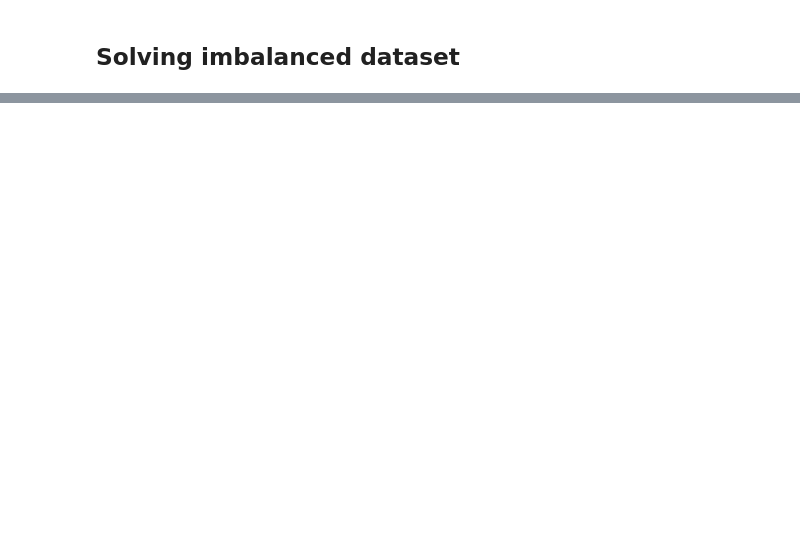
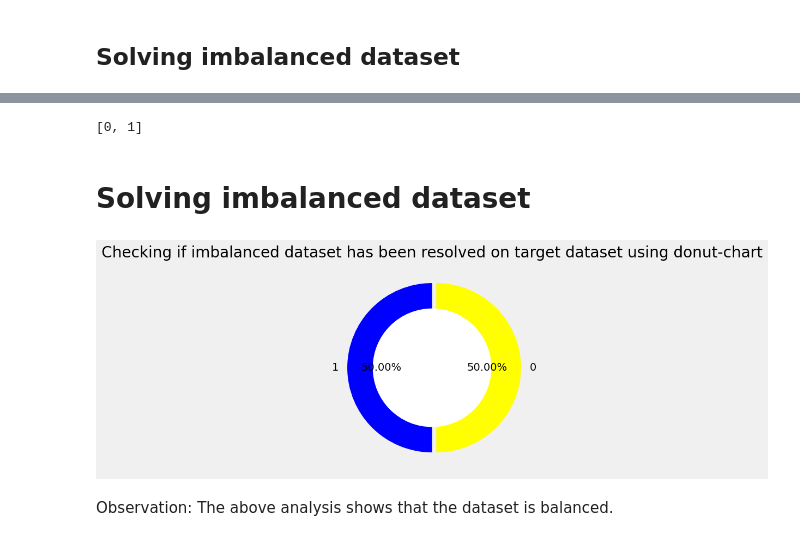
Before and after one commit to nevetto/phishing_domain_detection, a Jupyter notebook: notebook/EDA PHISHING DOMAIN.ipynb, the cells around one changed output, grey strips where cells are left out. Saved outputs shown, nothing was run; the diff lists cells and outputs as text; code cells hidden in the pictures; blank space fills up the shorter version.

```diff
--- a/notebook/EDA PHISHING DOMAIN.ipynb
+++ b/notebook/EDA PHISHING DOMAIN.ipynb
@@ -240,0 +304,3 @@ phishing_dataset3
+# %%
+p_target = phishing_dataset3['phishing']
+p_target
@@ -240,0 +320,3 @@ phishing_dataset3
+# %%
+phishing_dataset4 = phishing_dataset3.drop(['phishing'], axis=1)
+phishing_dataset4
@@ -241,2 +337,30 @@ phishing_dataset3
+# %%
+target_labels=phishing_dataset3['phishing'].unique().tolist()
+target_labels.sort()
+print(target_labels)
+# %% [output]
+[0, 1]
+# %% [markdown]
+# Solving imbalanced dataset
 # %%
 from imblearn.over_sampling import (RandomOverSampler)
+# %%
+resamp = RandomOverSampler()
+X, y = resamp.fit_resample(phishing_dataset4, p_target )
+# %%
+with plt.style.context(style="fivethirtyeight"):
+    plt.pie(x=dict(y.value_counts()).values(),
+           labels=dict(y.value_counts()).keys(),
+           autopct="%.2f%%",
+           colors=['blue','yellow'],
+           startangle=90,
+           explode=[0,0.05])
+    centre_circle=plt.Circle((0,0),0.70,fc='white')
+    fig=plt.gcf()
+    fig.gca().add_artist(centre_circle)
+    plt.title(label="Checking if imbalanced dataset has been resolved on target dataset using donut-chart")
+    plt.show()
+# %% [output]
+[figure, added]
+# %% [markdown]
+Observation: The above analysis shows that the dataset is balanced.
```
Also changed, not shown: parts of 27 cells of this notebook, 9 other files.
